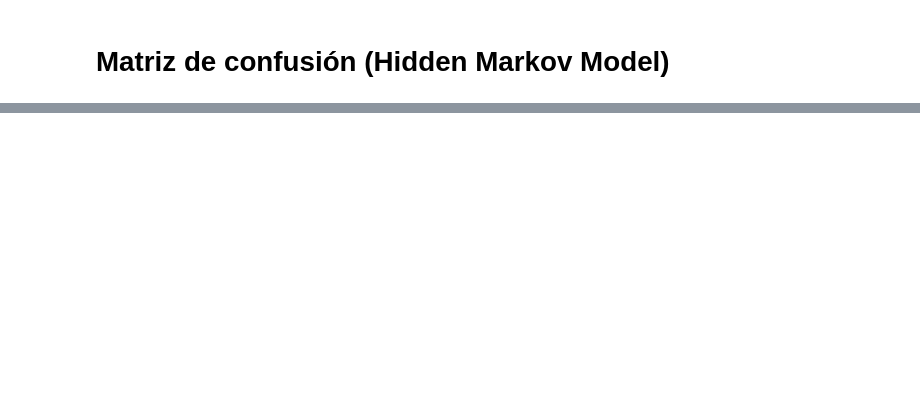
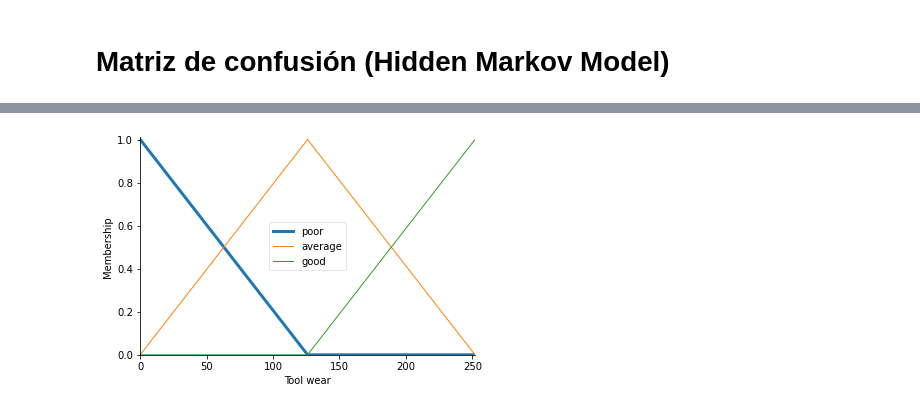
Before and after one commit to Celucio/LucioOlalla_ProyectoUnidad2, a Jupyter notebook: [NRC_6278]_CarlosLucio_LuisOlalla_ProyectoUnidad23.ipynb, the cells around one changed output, grey strips where cells are left out. Cells and saved outputs as stored; diff of their text form; code cells hidden in the pictures; blank space fills up the shorter version.

```diff
--- a/[NRC_6278]_CarlosLucio_LuisOlalla_ProyectoUnidad23.ipynb
+++ b/[NRC_6278]_CarlosLucio_LuisOlalla_ProyectoUnidad23.ipynb
@@ -555,0 +588,3 @@ sns.heatmap(confusion_matrix(y_test, y_pred_HMM), annot=True)
+# %%
+Toolwear = ctrl.Antecedent(np.arange(0, 253, 1), 'Tool wear')
+Target = ctrl.Consequent(np.arange(0, 1, 1), 'Target')
@@ -555,0 +594,4 @@ sns.heatmap(confusion_matrix(y_test, y_pred_HMM), annot=True)
+# %%
+Toolwear['poor'].view()
+# %% [output]
+[figure, added]
```
Also changed, not shown: parts of 23 cells of this notebook.
